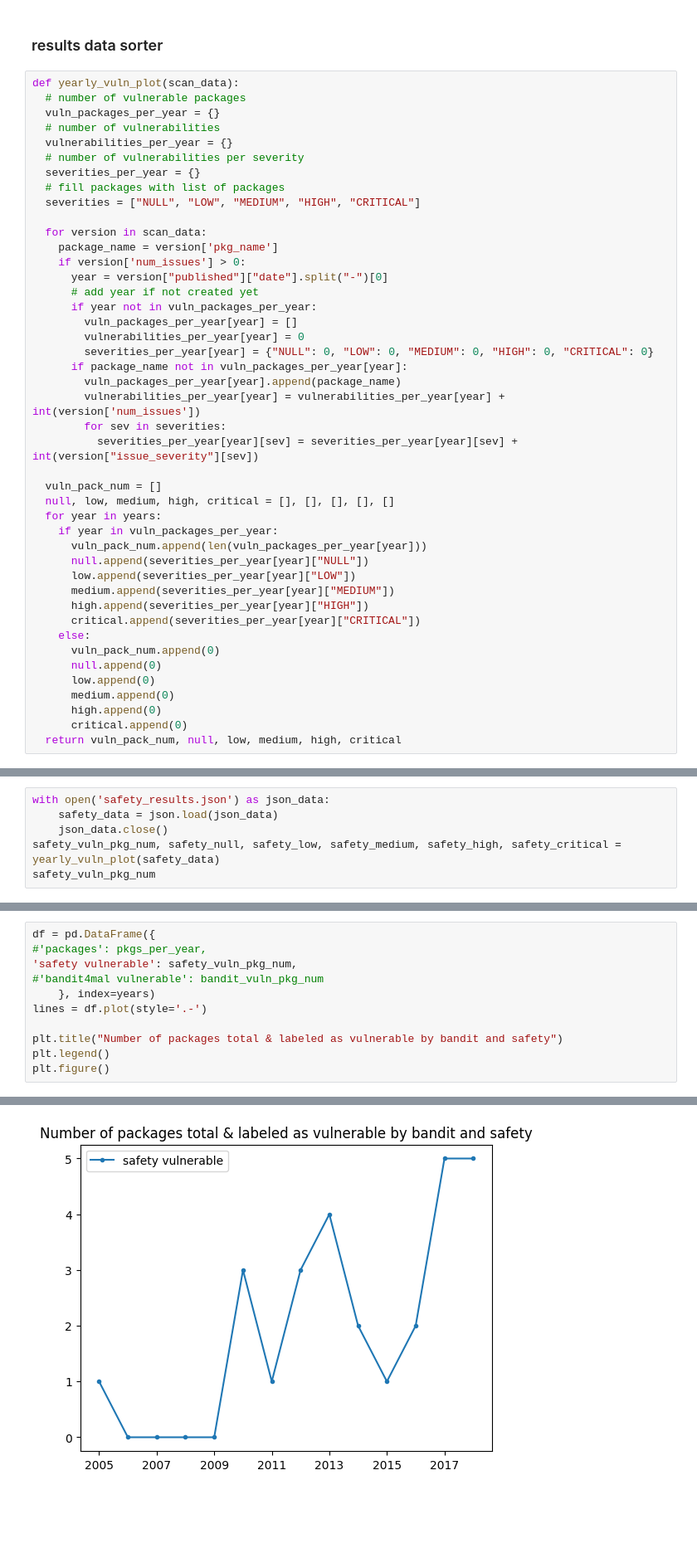
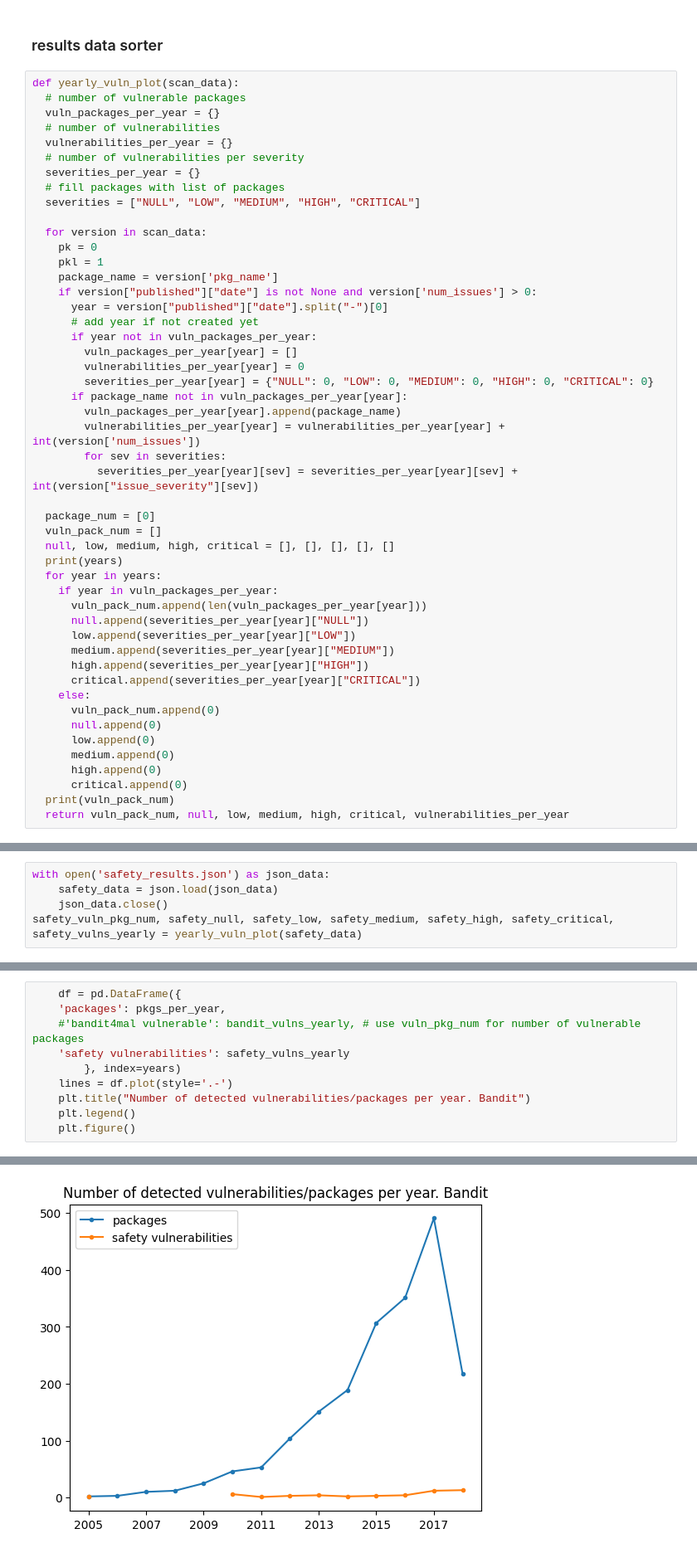
Before and after one commit to LJS1/SSS-2023-A2, a Jupyter notebook: code/graphs/security_plots.ipynb, the cells around one changed output, grey strips where cells are left out. Shown: that part at 83% size. Drawn from its saved outputs; the diff is of its cells as text; blank space fills up the shorter version.

```diff
--- a/code/graphs/security_plots.ipynb
+++ b/code/graphs/security_plots.ipynb
@@ -44,8 +46,10 @@ def yearly_vuln_plot(scan_data):
   severities = ["NULL", "LOW", "MEDIUM", "HIGH", "CRITICAL"]
 
   for version in scan_data:
+    pk = 0
+    pkl = 1
     package_name = version['pkg_name']
-    if version['num_issues'] > 0:
+    if version["published"]["date"] is not None and version['num_issues'] > 0:
       year = version["published"]["date"].split("-")[0]
       # add year if not created yet
       if year not in vuln_packages_per_year:
@@ -58,8 +62,10 @@ def yearly_vuln_plot(scan_data):
         for sev in severities:
           severities_per_year[year][sev] = severities_per_year[year][sev] + int(version["issue_severity"][sev])
 
+  package_num = [0]
   vuln_pack_num = []
   null, low, medium, high, critical = [], [], [], [], []
+  print(years)
   for year in years:
     if year in vuln_packages_per_year:
       vuln_pack_num.append(len(vuln_packages_per_year[year]))
@@ -75,6 +81,7 @@ def yearly_vuln_plot(scan_data):
       medium.append(0)
       high.append(0)
       critical.append(0)
-  return vuln_pack_num, null, low, medium, high, critical
+  print(vuln_pack_num)
+  return vuln_pack_num, null, low, medium, high, critical, vulnerabilities_per_year
 # %% [markdown]
 
@@ -92,6 +101,5 @@ bandit_vuln_pkg_num
 with open('safety_results.json') as json_data:
     safety_data = json.load(json_data)
     json_data.close()
-safety_vuln_pkg_num, safety_null, safety_low, safety_medium, safety_high, safety_critical = yearly_vuln_plot(safety_data)
-safety_vuln_pkg_num
+safety_vuln_pkg_num, safety_null, safety_low, safety_medium, safety_high, safety_critical, safety_vulns_yearly = yearly_vuln_plot(safety_data)
 # %% [output]
@@ -103,15 +161,14 @@ safety_vuln_pkg_num
 # %%
-df = pd.DataFrame({
-#'packages': pkgs_per_year,
-'safety vulnerable': safety_vuln_pkg_num,
-#'bandit4mal vulnerable': bandit_vuln_pkg_num
-    }, index=years)
-lines = df.plot(style='.-')
-
-plt.title("Number of packages total & labeled as vulnerable by bandit and safety")
-plt.legend()
-plt.figure()
+    df = pd.DataFrame({
+    'packages': pkgs_per_year,
+    #'bandit4mal vulnerable': bandit_vulns_yearly, # use vuln_pkg_num for number of vulnerable packages
+    'safety vulnerabilities': safety_vulns_yearly
+        }, index=years)
+    lines = df.plot(style='.-')
+    plt.title("Number of detected vulnerabilities/packages per year. Bandit")
+    plt.legend()
+    plt.figure()
 # %% [output]
 <Figure size 640x480 with 0 Axes>
-[figure, old version]
+[figure, new version]
 <Figure size 640x480 with 0 Axes>
```
Also changed, not shown: parts of 15 cells of this notebook.
